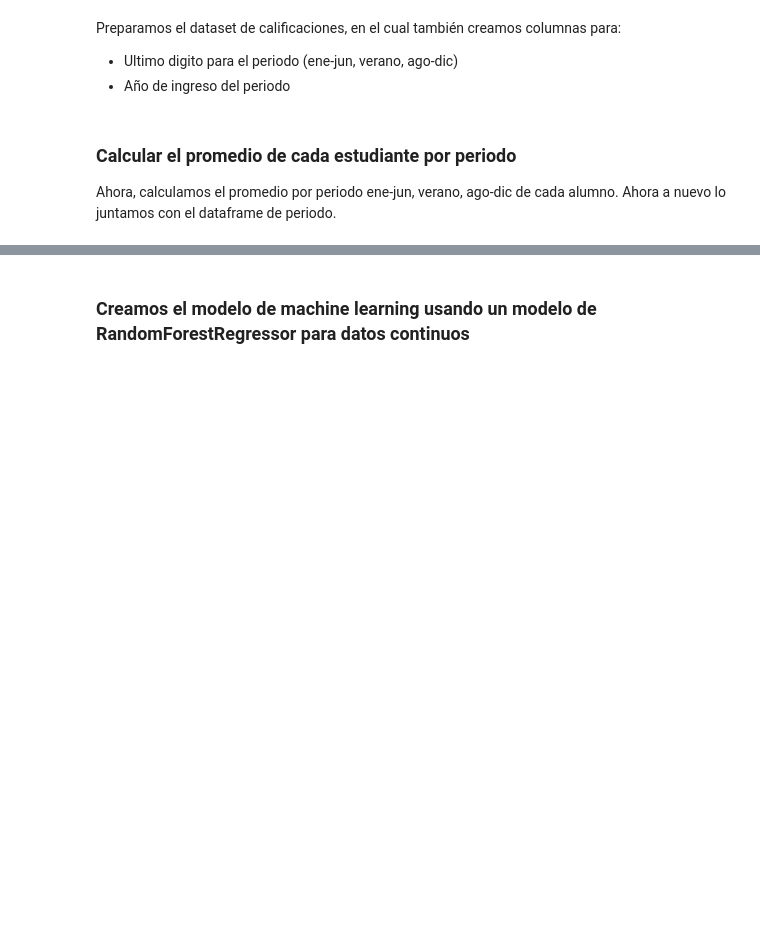
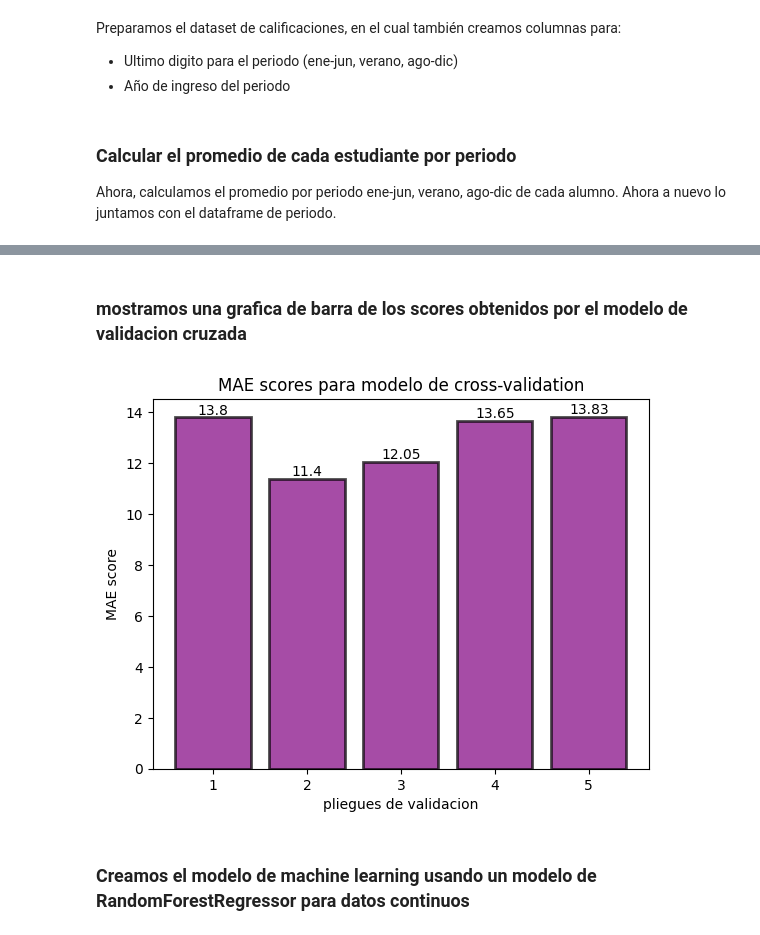
Before and after one commit to KingSplatt/Data-Analysis, a Jupyter notebook: data-analysis.ipynb, the cells around one changed output, grey strips where cells are left out. Saved outputs shown, nothing was run; the diff lists cells and outputs as text; code cells hidden in the pictures; blank space fills up the shorter version.

```diff
--- a/data-analysis.ipynb
+++ b/data-analysis.ipynb
@@ -238,3 +338,18 @@ dataperiodos = pd.merge(nuevo,promedio,how='inner',on=['clave_alumno'])
+# %% [markdown]
+### mostramos una grafica de barra de los scores obtenidos por el modelo de validacion cruzada
+# %%
+#pon una grafica de barras con los scores
+import matplotlib.pyplot as plt
+plt.bar(range(1, 6), scores, color='purple', alpha=0.7, edgecolor='black', linewidth=2)
+for i in range(1, 6):
+    plt.text(i, scores[i-1], str(round(scores[i-1], 2)), ha = 'center', va = 'bottom')
+
+plt.xlabel('pliegues de validacion')
+plt.ylabel('MAE score')
+plt.title('MAE scores para modelo de cross-validation')
+plt.show()
+# %% [output]
+[figure, added]
 # %% [markdown]
 ### Creamos el modelo de machine learning usando un modelo de RandomForestRegressor para datos continuos
 # %%
```
Also changed, not shown: parts of 8 cells of this notebook.
